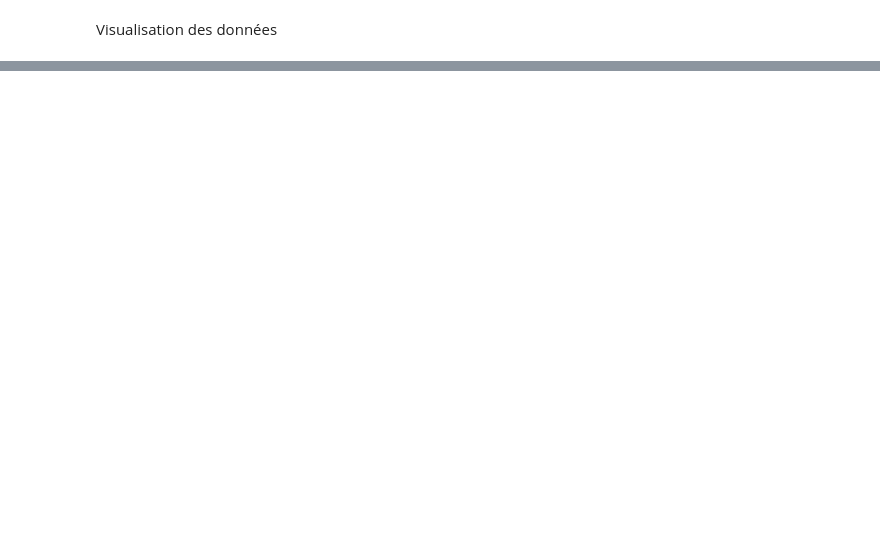
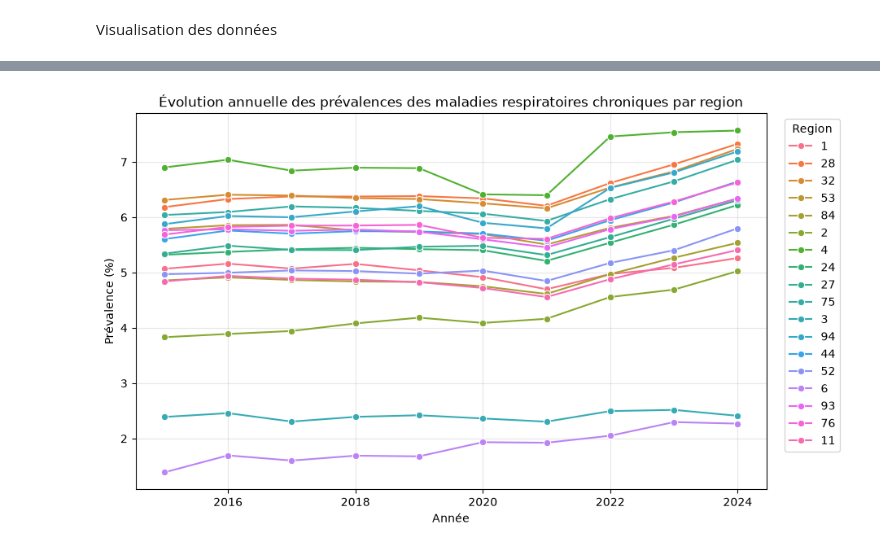
Before and after one commit to jbrocardplatim/LIORA_PROJET_PATHO_RESPIRATOIRES, a Jupyter notebook: notebooks/04.Exploration_effectifs_MLU.ipynb, the cells around one changed output, grey strips where cells are left out. Drawn from its saved outputs; the diff is of its cells as text; code cells hidden in the pictures; blank space fills up the shorter version.

```diff
--- a/notebooks/04.Exploration_effectifs_MLU.ipynb
+++ b/notebooks/04.Exploration_effectifs_MLU.ipynb
@@ -506,0 +592,28 @@ display(
+# %%
+#filtrer sur tsage et tout sexe pour avoir un appercu global niveau regional
+
+df_reg_respi_global = df_reg_respi[
+    (df_reg_respi["cla_age_5"] == "tsage") &
+    (df_reg_respi["sexe"] == 9)
+]
+
+
+#visualisations
+plt.figure(figsize=(10, 6))
+
+sns.lineplot(
+    data=df_reg_respi_global,
+    x="annee",
+    y="prev",
+    hue=df_reg_respi_global["region"].astype(str),
+    marker="o"
+)
+
+plt.title("Évolution annuelle des prévalences des maladies respiratoires chroniques par region")
+plt.xlabel("Année")
+plt.ylabel("Prévalence (%)")
+plt.legend(title="Region", bbox_to_anchor=(1.02, 1), loc="upper left")
+plt.grid(alpha=0.3)
+plt.show()
+# %% [output]
+[figure, added]
```
Also changed, not shown: parts of 45 cells of this notebook, 1 other file.
